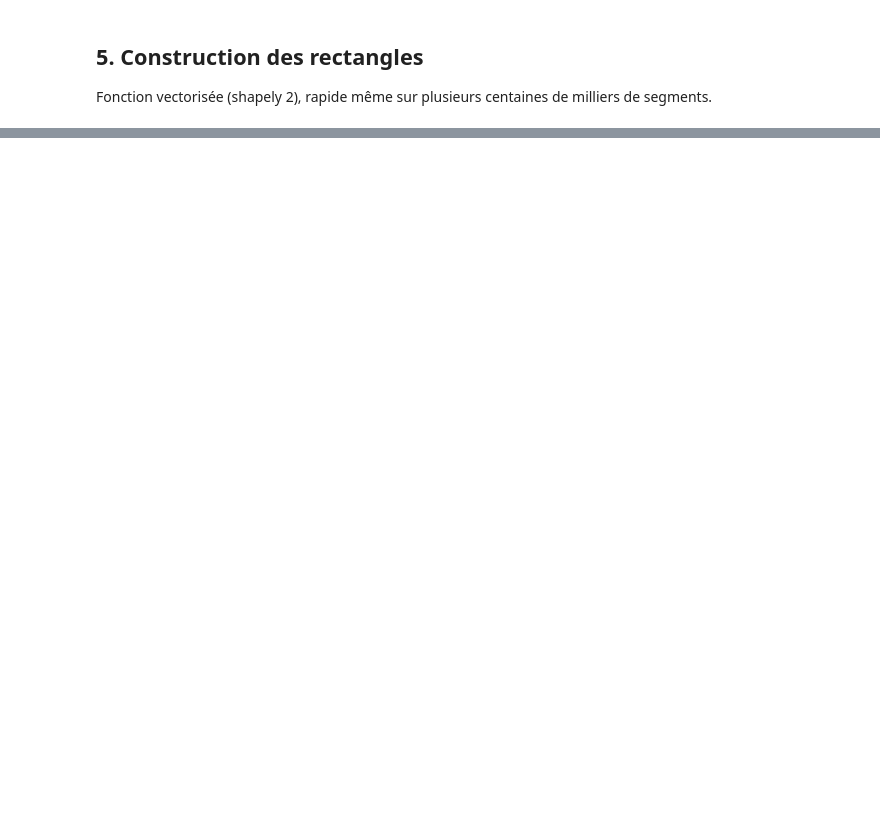
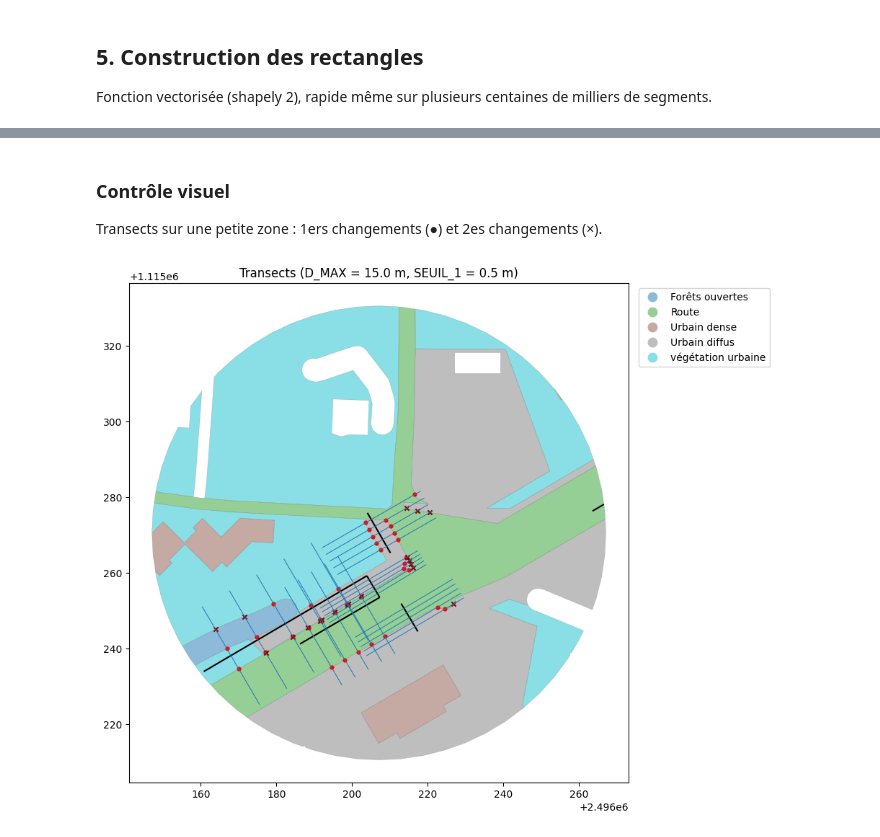
Before and after one commit to action-situee/PROJET_PIETON_GG, a Jupyter notebook: Notebook/Step 0/largeur_trottoir_step1.ipynb, the cells around one changed output, grey strips where cells are left out. Drawn from its saved outputs; the diff is of its cells as text; code cells hidden in the pictures; blank space fills up the shorter version.

```diff
--- a/Notebook/Step 0/largeur_trottoir_step1.ipynb
+++ b/Notebook/Step 0/largeur_trottoir_step1.ipynb
@@ -444,0 +170,3 @@ Pistes :
+# %%
+seg_A, long_seg = ltu.categorie_dominante(seg_A, veg, VEG_ATTR)
+ltu.plot_analyse_couverture(seg_A, long_seg, VEG_ATTR)
@@ -444,0 +233,18 @@ Pistes :
+# %%
+# --- Paramètres des transects ---
+N_TRANSECTS = 5            # transects par segment, placés à 1/(N+1), 2/(N+1), ...
+D_MAX = LARGEUR_M / 2      # demi-longueur d'un transect (m) = bord du rectangle
+SEUIL_1 = 0.5              # (m) les croisements plus proches de l'axe sont ignorés (défauts topologiques)
+LONG_MIN_SEG = 2.0         # (m) segments plus courts : pas de transect
+PAS_TANGENTE = 1.0         # (m) demi-écart pour calculer la tangente locale
+EPS_ARRETE = 1e-3          # (m) tolérance pour reconnaître deux arêtes identiques
+TAILLE_BLOC = 200_000      # transects traités par bloc (mémoire)
+
+# Catégories étudiées dans les stats (noms EXACTS de l'attribut vegetation)
+CATEGORIES_ETUDE = ["Urbain diffus", "Chemin", "Route","Urbain dense","végétation urbaine"]
+CAT_ROUTE = "Route"
+
+manquantes = [c for c in CATEGORIES_ETUDE + [CAT_ROUTE] if c not in set(veg[VEG_ATTR])]
+if manquantes:
+    print("⚠ Catégories introuvables :", manquantes)
+    print("  Catégories disponibles :", sorted(veg[VEG_ATTR].unique()))
@@ -444,0 +256,3 @@ Pistes :
+# %%
+couv = ltu.preparer_couverture(veg, VEG_ATTR, EPS_ARRETE)
+tr = ltu.construire_transects(seg_A, N_TRANSECTS, D_MAX, LONG_MIN_SEG, PAS_TANGENTE)
@@ -444,0 +272,3 @@ Pistes :
+# %%
+res = ltu.calculer_changements(tr, couv, D_MAX, SEUIL_1, TAILLE_BLOC, seg_A)
+res.head()
@@ -444,0 +283,8 @@ Pistes :
+# %% [markdown]
+### Contrôle visuel
+
+Transects sur une petite zone : 1ers changements (●) et 2es changements (×).
+# %%
+ltu.plot_transects_zone(res, veg, seg_A, VEG_ATTR, D_MAX, SEUIL_1)
+# %% [output]
+[figure, added]
```
Also changed, not shown: parts of 71 cells of this notebook, 2 other files.
